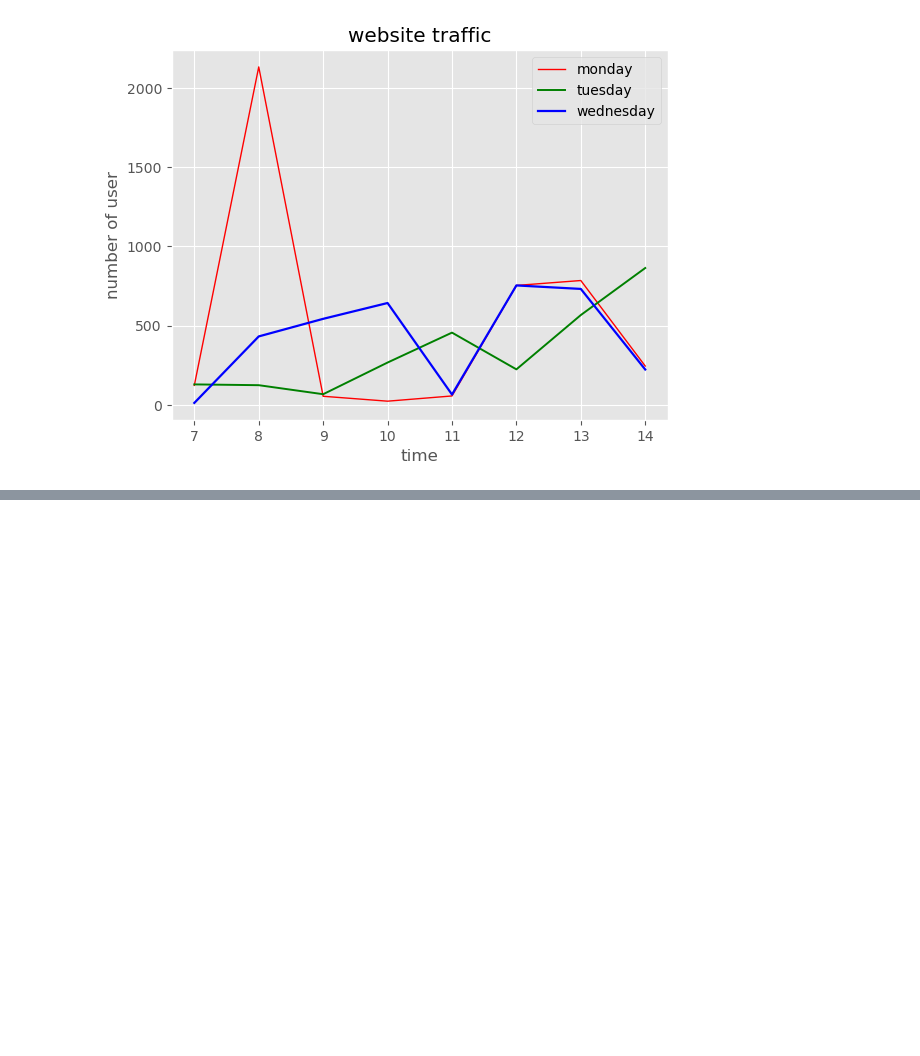
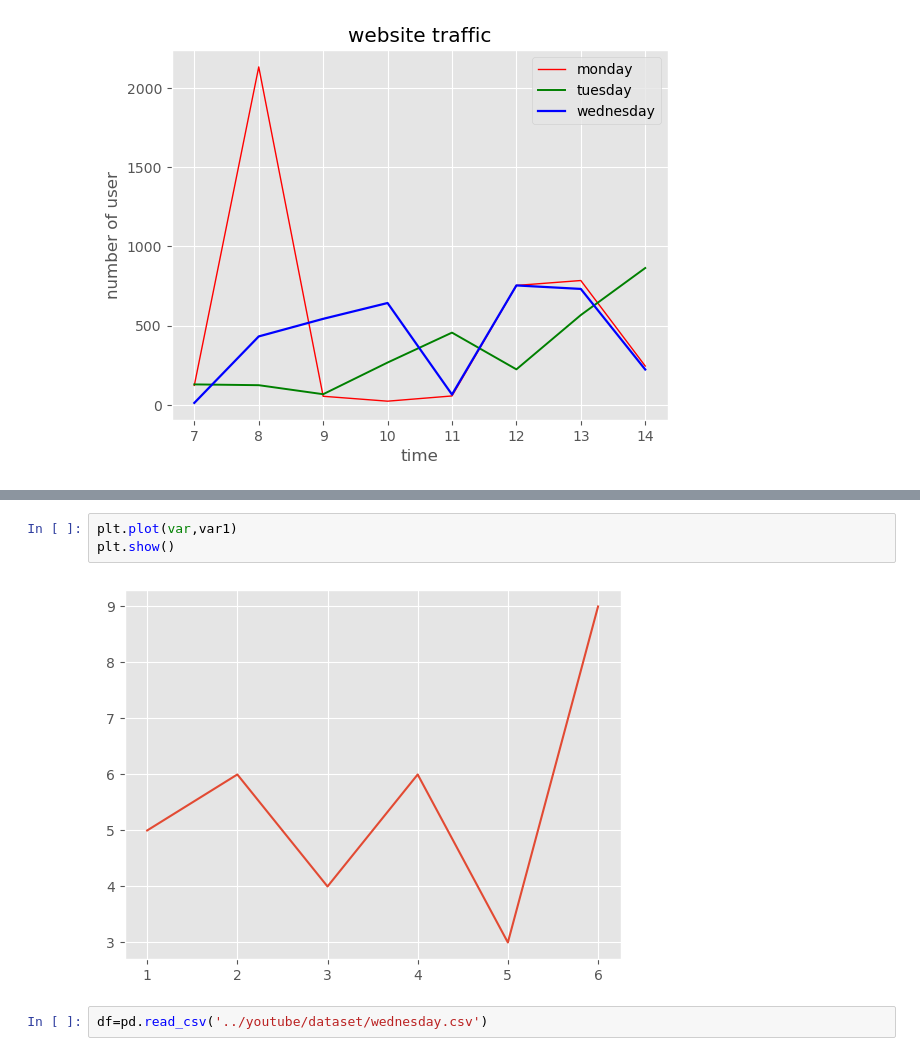
Before and after one commit to rosangithub/datascience, a Jupyter notebook: learning.ipynb, the cells around one changed output, grey strips where cells are left out. Drawn from its saved outputs; the diff is of its cells as text; blank space fills up the shorter version.

```diff
--- a/learning.ipynb
+++ b/learning.ipynb
@@ -374,0 +386,7 @@ plt.show()
+# %%
+plt.plot(var,var1)
+plt.show()
+# %% [output]
+[figure, added]
+# %%
+df=pd.read_csv('../youtube/dataset/wednesday.csv')
```
Also changed, not shown: parts of 16 cells of this notebook, 1 other file.
